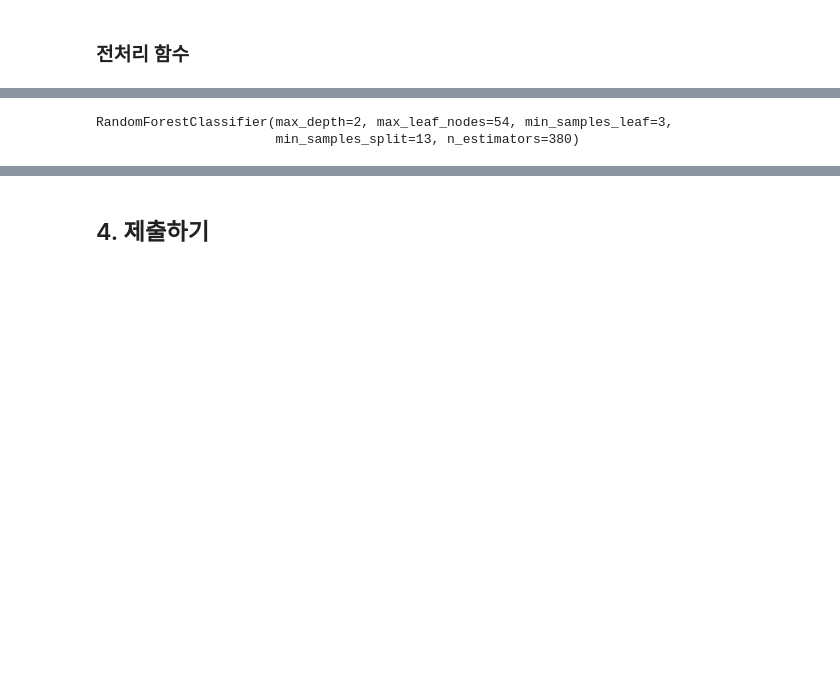
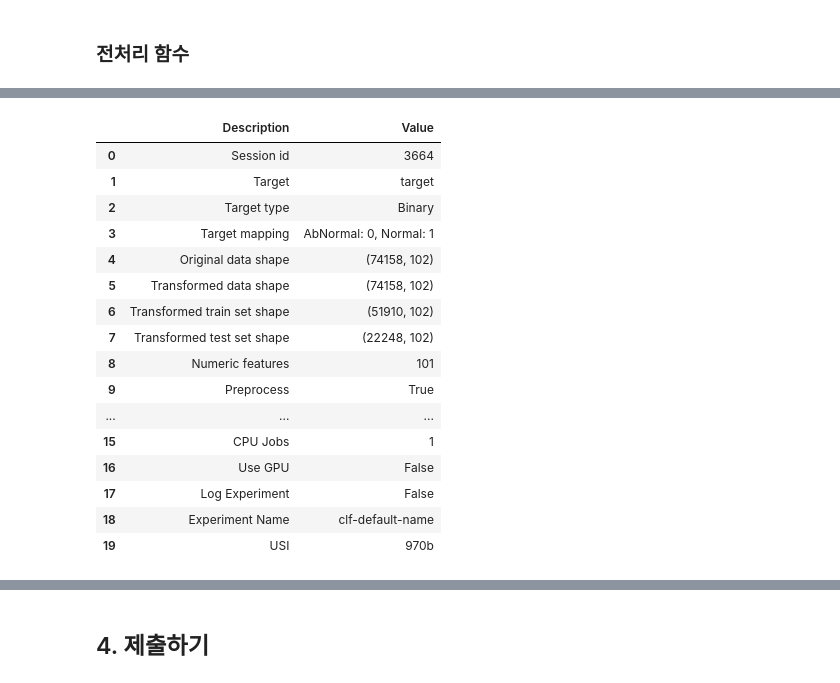
Before and after one commit to Jacob-9909/LG_aimers, a Jupyter notebook: lg_aimers_code.ipynb, the cells around one changed output, grey strips where cells are left out. Saved outputs shown, nothing was run; the diff lists cells and outputs as text; code cells hidden in the pictures; blank space fills up the shorter version.

```diff
--- a/lg_aimers_code.ipynb
+++ b/lg_aimers_code.ipynb
@@ -341,3 +264,3 @@ df_train.shape
 # %%
-y_train = df_train.target
-df_train.drop(columns = ['target'],inplace =True)
+y_train = train_x.target
+train_x.drop(columns = ['target'],inplace =True)
@@ -423,15 +266,0 @@ model = RandomForestClassifier(random_state=RANDOM_STATE)
-# %%
-features = []
-
-for col in df_train.columns:
-    try:
-        df_train[col] = df_train[col].astype(int)
-        features.append(col)
-    except:
-        continue
-
-if "Set ID" in features:
-    features.remove("Set ID")
-
-train_x = df_train[features]
-train_y = y_train
@@ -547,3 +266,0 @@ Best parameters: {'n_estimators': 350, 'learning_rate': 0.03, 'max_depth': 6, 'g
-# %%
-xgbm = XGBClassifier(**study.best_params)
-xgbm.fit(train_x, y_encoded)
@@ -604,6 +266,0 @@ Best parameters: {'n_estimators': 380, 'max_depth': 2, 'min_samples_split': 13,
-# %%
-rf = RandomForestClassifier(**study.best_params)
-rf.fit(train_x, y_encoded)
-# %% [output]
-RandomForestClassifier(max_depth=2, max_leaf_nodes=54, min_samples_leaf=3,
-                       min_samples_split=13, n_estimators=380)
@@ -609,0 +269,21 @@ RandomForestClassifier(max_depth=2, max_leaf_nodes=54, min_samples_leaf=3,
+# %%
+from pycaret.classification import *
+setup_clf = setup(data=train_x, target=y_train, n_jobs=1)
+# %% [output]
+|  | Description | Value |
+| 0 | Session id | 3664 |
+| 1 | Target | target |
+| 2 | Target type | Binary |
+| 3 | Target mapping | AbNormal: 0, Normal: 1 |
+| 4 | Original data shape | (74158, 102) |
+| 5 | Transformed data shape | (74158, 102) |
+| 6 | Transformed train set shape | (51910, 102) |
+| 7 | Transformed test set shape | (22248, 102) |
+| 8 | Numeric features | 101 |
+| 9 | Preprocess | True |
+| ... | ... | ... |
+| 15 | CPU Jobs | 1 |
+| 16 | Use GPU | False |
+| 17 | Log Experiment | False |
+| 18 | Experiment Name | clf-default-name |
+| 19 | USI | 970b |
```
Also changed, not shown: parts of 67 cells of this notebook.
